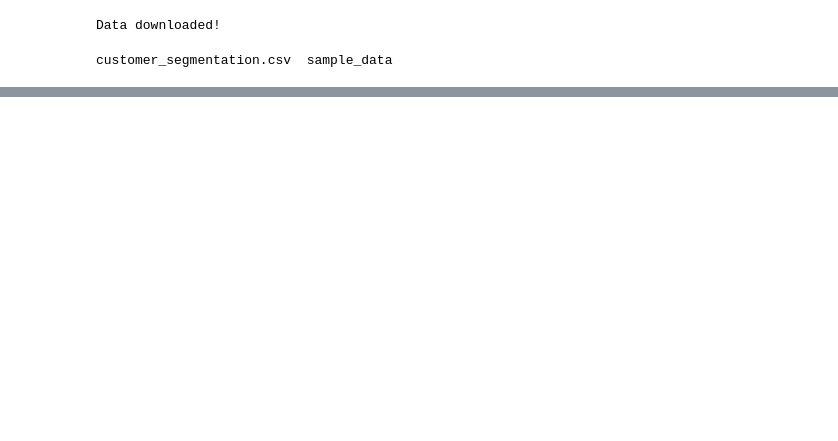
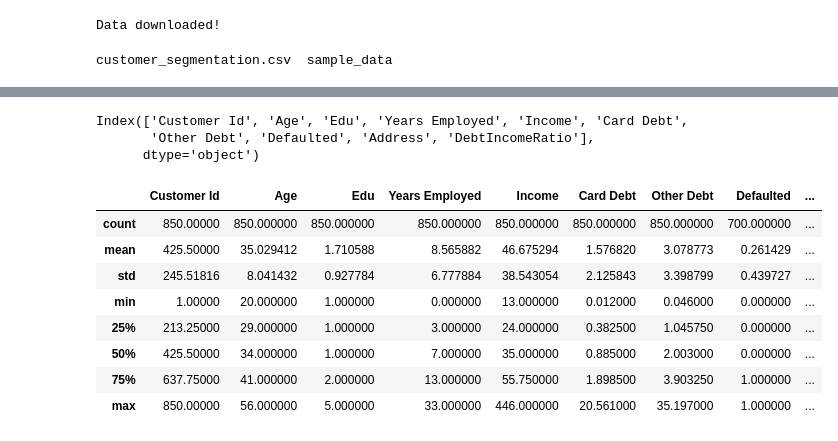
Before and after one commit to AliKhyar/Coursera_Capstone, a Jupyter notebook: k_means_Clustering.ipynb, the cells around one changed output, grey strips where cells are left out. Cells and saved outputs as stored; diff of their text form; code cells hidden in the pictures; blank space fills up the shorter version.

```diff
--- a/k_means_Clustering.ipynb
+++ b/k_means_Clustering.ipynb
@@ -197,3 +193,7 @@ Data downloaded!
 !ls
 # %% [output]
 customer_segmentation.csv  sample_data
+# %%
+import pandas as pd
+customers_df = pd.read_csv('customer_segmentation.csv')
+customers_df.head()
@@ -199,0 +207,18 @@ customer_segmentation.csv  sample_data
+# %%
+customers_df.columns
+# %% [output]
+Index(['Customer Id', 'Age', 'Edu', 'Years Employed', 'Income', 'Card Debt',
+       'Other Debt', 'Defaulted', 'Address', 'DebtIncomeRatio'],
+      dtype='object')
+# %%
+customers_df.describe()
+# %% [output]
+|  | Customer Id | Age | Edu | Years Employed | Income | Card Debt | Other Debt | Defaulted | ... |
+| count | 850.00000 | 850.000000 | 850.000000 | 850.000000 | 850.000000 | 850.000000 | 850.000000 | 700.000000 | ... |
+| mean | 425.50000 | 35.029412 | 1.710588 | 8.565882 | 46.675294 | 1.576820 | 3.078773 | 0.261429 | ... |
+| std | 245.51816 | 8.041432 | 0.927784 | 6.777884 | 38.543054 | 2.125843 | 3.398799 | 0.439727 | ... |
+| min | 1.00000 | 20.000000 | 1.000000 | 0.000000 | 13.000000 | 0.012000 | 0.046000 | 0.000000 | ... |
+| 25% | 213.25000 | 29.000000 | 1.000000 | 3.000000 | 24.000000 | 0.382500 | 1.045750 | 0.000000 | ... |
+| 50% | 425.50000 | 34.000000 | 1.000000 | 7.000000 | 35.000000 | 0.885000 | 2.003000 | 0.000000 | ... |
+| 75% | 637.75000 | 41.000000 | 2.000000 | 13.000000 | 55.750000 | 1.898500 | 3.903250 | 1.000000 | ... |
+| max | 850.00000 | 56.000000 | 5.000000 | 33.000000 | 446.000000 | 20.561000 | 35.197000 | 1.000000 | ... |
```
Also changed, not shown: parts of 16 cells of this notebook.
